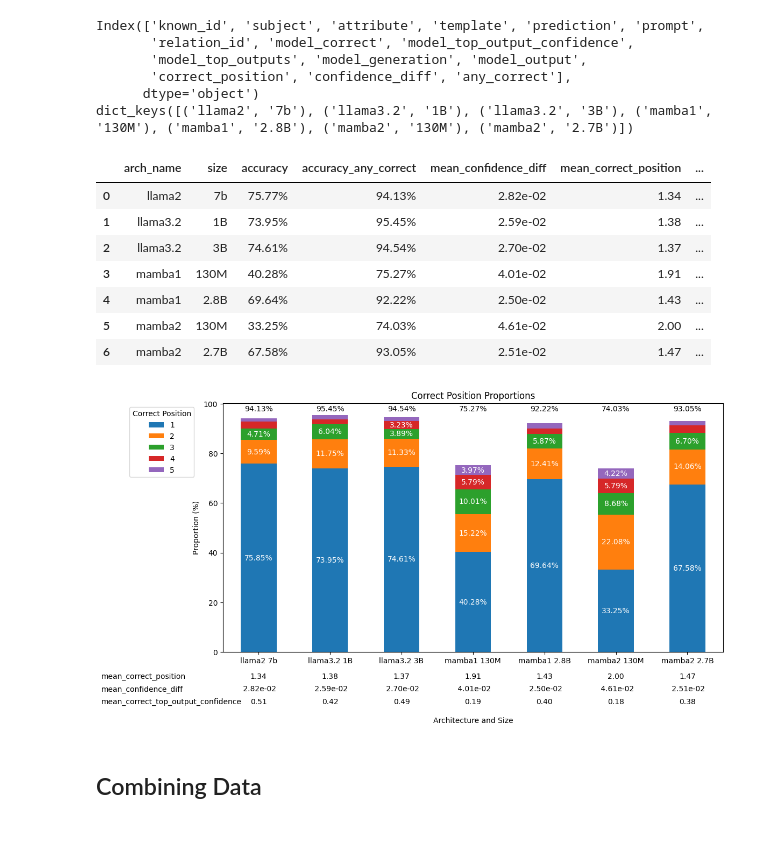
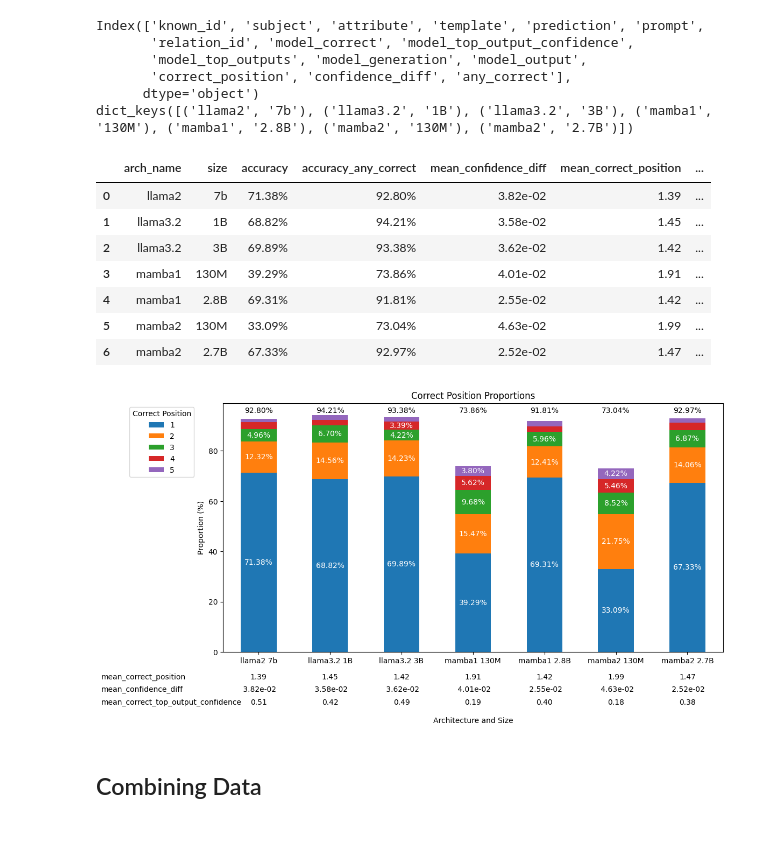
Before and after one commit to idangrosbard/ssm_analysis, a Jupyter notebook: notebooks/test-known_1000_correct.ipynb, the cells around one changed output. Drawn from its saved outputs; the diff is of its cells as text; code cells hidden in the pictures.

```diff
--- a/notebooks/test-known_1000_correct.ipynb
+++ b/notebooks/test-known_1000_correct.ipynb
@@ -47,7 +49,7 @@ def remove_generation_prefix(df):
 
 
 def is_correct(target, prediction) -> bool:
-    return len(target) > 0 and target.startswith(prediction.strip())
+    return len(prediction.strip()) > 0 and target.startswith(prediction.strip())
 
 
 def fix_model_correct(df):
@@ -158,13 +171,13 @@ per_model_stats_df = (
 per_model_stats_df
 # %% [output]
 |  | arch_name | size | accuracy | accuracy_any_correct | mean_confidence_diff | mean_correct_position | ... |
-| 0 | llama2 | 7b | 75.77% | 94.13% | 2.82e-02 | 1.34 | ... |
-| 1 | llama3.2 | 1B | 73.95% | 95.45% | 2.59e-02 | 1.38 | ... |
-| 2 | llama3.2 | 3B | 74.61% | 94.54% | 2.70e-02 | 1.37 | ... |
-| 3 | mamba1 | 130M | 40.28% | 75.27% | 4.01e-02 | 1.91 | ... |
-| 4 | mamba1 | 2.8B | 69.64% | 92.22% | 2.50e-02 | 1.43 | ... |
-| 5 | mamba2 | 130M | 33.25% | 74.03% | 4.61e-02 | 2.00 | ... |
-| 6 | mamba2 | 2.7B | 67.58% | 93.05% | 2.51e-02 | 1.47 | ... |
+| 0 | llama2 | 7b | 71.38% | 92.80% | 3.82e-02 | 1.39 | ... |
+| 1 | llama3.2 | 1B | 68.82% | 94.21% | 3.58e-02 | 1.45 | ... |
+| 2 | llama3.2 | 3B | 69.89% | 93.38% | 3.62e-02 | 1.42 | ... |
+| 3 | mamba1 | 130M | 39.29% | 73.86% | 4.01e-02 | 1.91 | ... |
+| 4 | mamba1 | 2.8B | 69.31% | 91.81% | 2.55e-02 | 1.42 | ... |
+| 5 | mamba2 | 130M | 33.09% | 73.04% | 4.63e-02 | 1.99 | ... |
+| 6 | mamba2 | 2.7B | 67.33% | 92.97% | 2.52e-02 | 1.47 | ... |
 # %%
 def plot_correct_position_proportions(
     df,
@@ -243,35 +256,35 @@ def plot_correct_position_proportions(
     for i in range(n_bars):
         bar_location = ax.patches[i].get_x() + ax.patches[i].get_width() / 2
         model_stats = df.iloc[i]
 
         ax.text(
             bar_location,
-            98,
+            96,
             model_stats["accuracy_any_correct"],
             fontsize=10,
             ha="center",
             va="center",
             color="black",
         )
 
         for j, col in enumerate(additional_info_cols):
             ax.text(
                 bar_location,
                 -10 - j * 5,
                 model_stats[col],
                 fontsize=10,
                 ha="center",
                 va="center",
                 color="black",
             )
 
     # plt.tight_layout()
     plt.show()
 
 
 plot_correct_position_proportions(per_model_stats_df)
 # %% [output]
-[figure, old version]
+[figure, new version]
 # %% [markdown]
 ## Combining Data
 #
```
Also changed, not shown: parts of 11 cells of this notebook.
